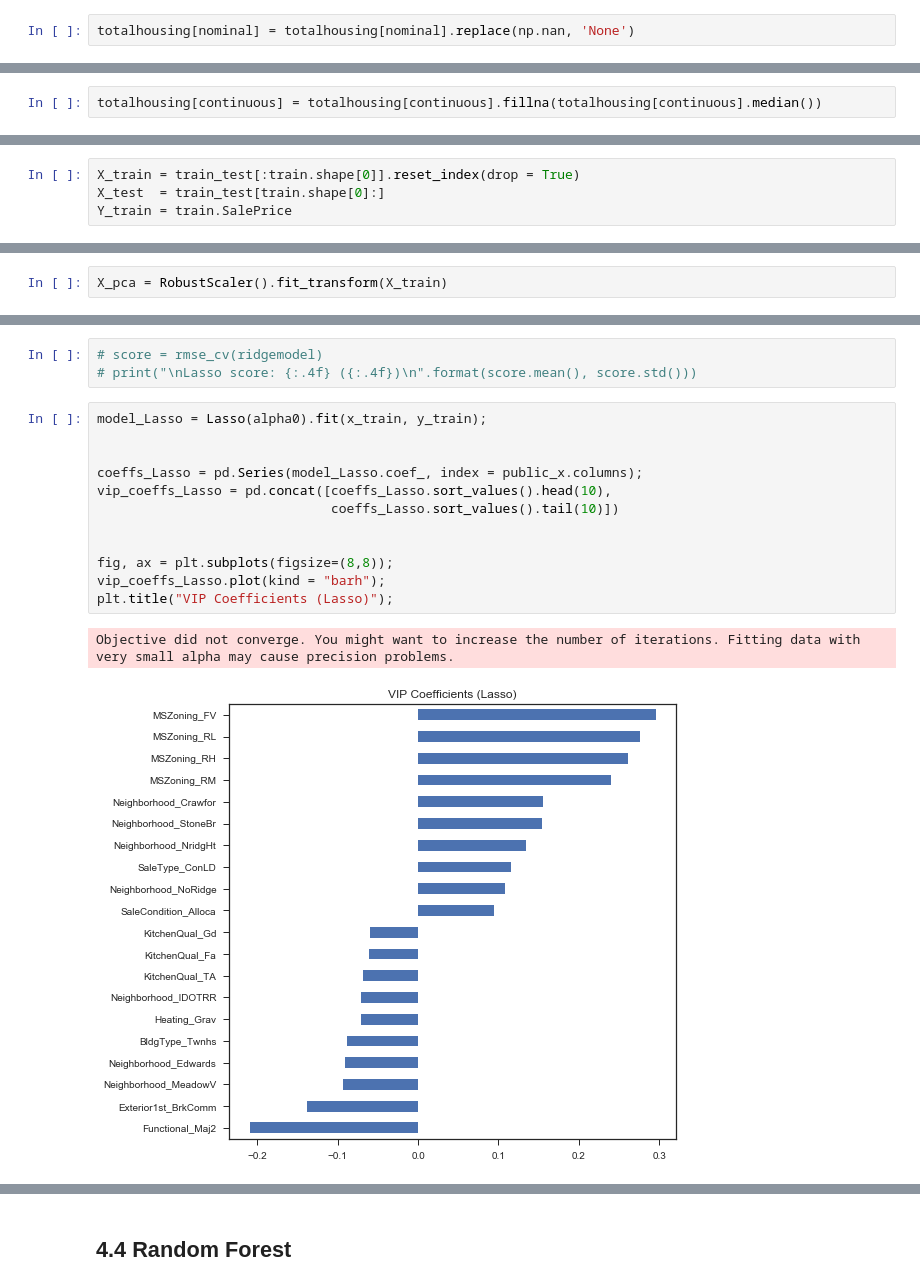
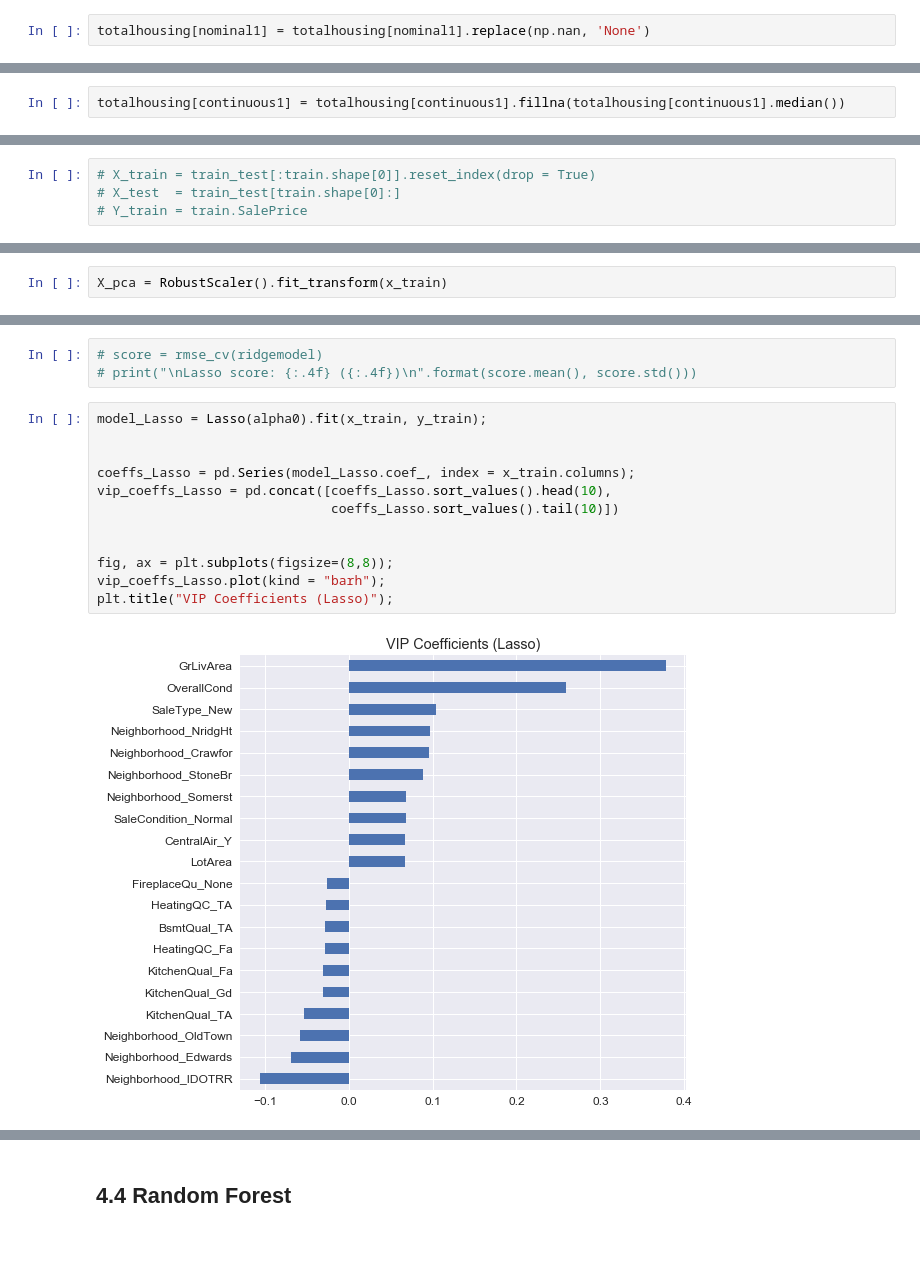
Before and after one commit to reflexiveprophecy/Kaggle_Predict_Ames_Iowa_Housing_Prices, a Jupyter notebook: Wenchang_Qian_Kaggle_Ames_Iowa_Housing_Price_Prediction.ipynb, the cells around one changed output, grey strips where cells are left out. Drawn from its saved outputs; the diff is of its cells as text; blank space fills up the shorter version.

```diff
--- a/Wenchang_Qian_Kaggle_Ames_Iowa_Housing_Price_Prediction.ipynb
+++ b/Wenchang_Qian_Kaggle_Ames_Iowa_Housing_Price_Prediction.ipynb
@@ -293,7 +293,7 @@ dtype: int64
 # %%
 nominal1 = ['MiscFeature', 'Alley', 'GarageType', 'MasVnrType']
 # %%
-totalhousing[nominal] = totalhousing[nominal].replace(np.nan, 'None')
+totalhousing[nominal1] = totalhousing[nominal1].replace(np.nan, 'None')
 # %%
 nominal2 = ['MSZoning', 'Utilities', 'SaleType', 'Exterior1st', 'Exterior2nd', 'Electrical']
 # %%
@@ -314,7 +314,7 @@ dtype: int64
 # %%
 continuous1 = ['LotFrontage', 'MasVnrArea', 'BsmtHalfBath', 'BsmtFullBath', 'BsmtUnfSF', 'BsmtFinSF2', 'BsmtFinSF1', 'TotalBsmtSF', 'GarageArea', 'GarageCars']
 # %%
-totalhousing[continuous] = totalhousing[continuous].fillna(totalhousing[continuous].median())
+totalhousing[continuous1] = totalhousing[continuous1].fillna(totalhousing[continuous1].median())
 # %% [markdown]
 ## 2.7 Zero Variance and Near-Zero Variance Imputation
 # %%
@@ -802,4 +813,4 @@ train_test.to_csv('./Datasets/train_test.csv')
 # %%
-X_train = train_test[:train.shape[0]].reset_index(drop = True)
-X_test  = train_test[train.shape[0]:]
-Y_train = train.SalePrice
+# X_train = train_test[:train.shape[0]].reset_index(drop = True)
+# X_test  = train_test[train.shape[0]:]
+# Y_train = train.SalePrice
@@ -819,7 +822,7 @@ X_train.isnull().values.any()
 # %% [output]
 False
 # %%
-X_pca = RobustScaler().fit_transform(X_train)
+X_pca = RobustScaler().fit_transform(x_train)
 # %%
 type(X_pca)
 # %% [output]
@@ -1422,18 +1390,17 @@ achieved at alpha = 0.00015922827933410923
 # %%
 model_Lasso = Lasso(alpha0).fit(x_train, y_train);
 
 
-coeffs_Lasso = pd.Series(model_Lasso.coef_, index = public_x.columns);
+coeffs_Lasso = pd.Series(model_Lasso.coef_, index = x_train.columns);
 vip_coeffs_Lasso = pd.concat([coeffs_Lasso.sort_values().head(10),
                               coeffs_Lasso.sort_values().tail(10)])
 
 
 fig, ax = plt.subplots(figsize=(8,8));
 vip_coeffs_Lasso.plot(kind = "barh");
 plt.title("VIP Coefficients (Lasso)");
 # %% [output]
-Objective did not converge. You might want to increase the number of iterations. Fitting data with very small alpha may cause precision problems.
-[figure, old version]
+[figure, new version]
 # %%
 predictions_Lasso = pd.DataFrame({"Predicted":model_Lasso.predict(x_test),
                                   "Actual":y_test});
```
Also changed, not shown: parts of 22 cells of this notebook, 18 other files.
